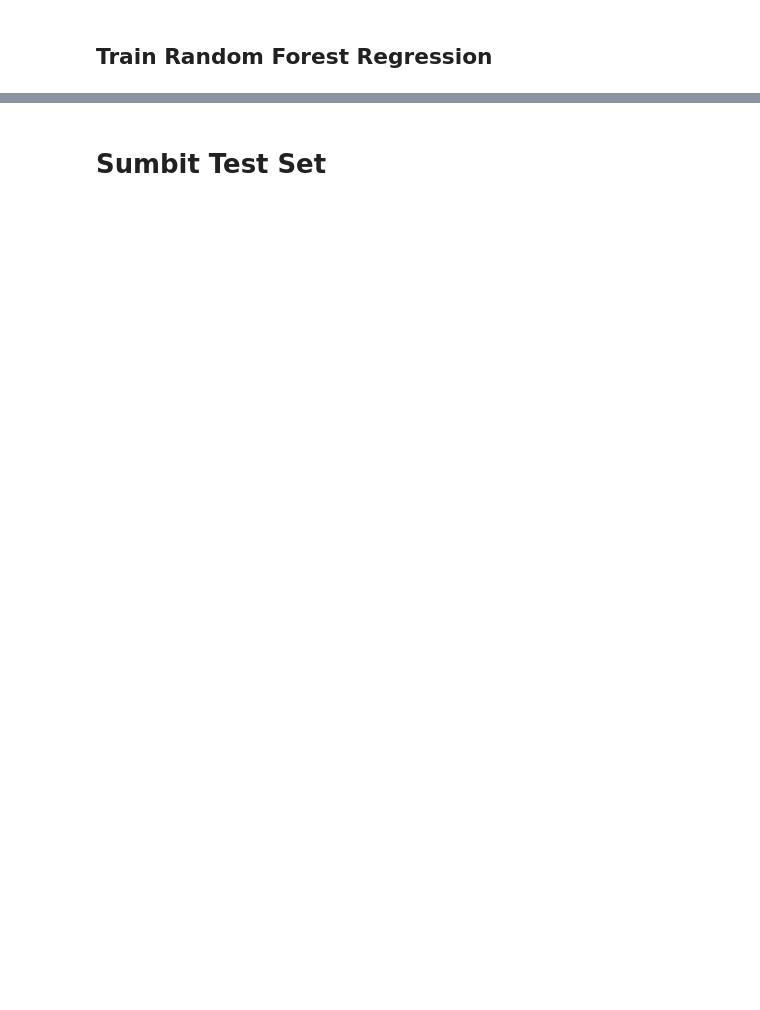
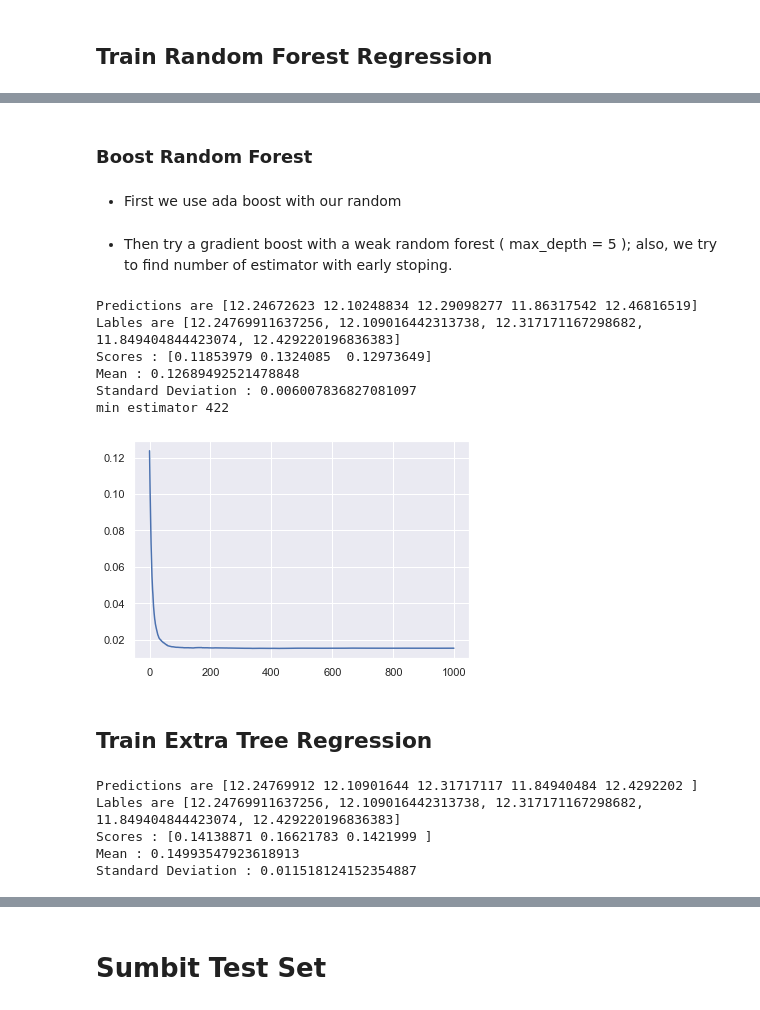
Before and after one commit to gsoosk/HousePrices, a Jupyter notebook: House Price.ipynb, the cells around one changed output, grey strips where cells are left out. Saved outputs shown, nothing was run; the diff lists cells and outputs as text; code cells hidden in the pictures; blank space fills up the shorter version.

Commit message:
Add some boost method and ensemble to get better result

```diff
--- a/House Price.ipynb
+++ b/House Price.ipynb
@@ -841,0 +886,5 @@ Standard Deviation : 0.00720553884832575
+# %%
+from sklearn.ensemble import AdaBoostRegressor
+dt_ada_model = AdaBoostRegressor(dt_best, n_estimators=200, learning_rate=0.5)
+dt_ada_model.fit(X_train_cleaned, y_train)
+analys_model(dt_ada_model)
@@ -842,7 +897,2 @@ Standard Deviation : 0.00720553884832575
 # %% [markdown]
 ## Train Random Forest Regression
-# %%
-from sklearn.ensemble import RandomForestRegressor
-rf_model = RandomForestRegressor()
-rf_model.fit(X_train_cleaned, y_train)
-analys_model(rf_model)
@@ -873,11 +915,11 @@ random_search =  RandomizedSearchCV(estimator = rf, param_distributions = random
                                     n_iter = 100, cv = 3, verbose=2, random_state=42, n_jobs = -1, scoring="neg_mean_squared_error")
 # random_search.fit(X_train_cleaned, y_train)
 # %%
-rf_best = RandomForestRegressor(bootstrap=True, criterion='mse', max_depth=34,
-                      max_features='auto', max_leaf_nodes=None,
+rf_best = RandomForestRegressor(bootstrap=False, criterion='mse', max_depth=947,
+                      max_features=90, max_leaf_nodes=None,
                       min_impurity_decrease=0.0, min_impurity_split=None,
-                      min_samples_leaf=1, min_samples_split=5,
-                      min_weight_fraction_leaf=0.0, n_estimators=1366,
+                      min_samples_leaf=5, min_samples_split=2,
+                      min_weight_fraction_leaf=0.0, n_estimators=1525,
                       n_jobs=None, oob_score=False, random_state=None,
                       verbose=0, warm_start=False)
 # %%
@@ -892,0 +935,4 @@ Standard Deviation : 0.007193225021242997
+# %% [markdown]
+### Boost Random Forest
+# %% [markdown]
+* First we use ada boost with our random
@@ -892,0 +944,56 @@ Standard Deviation : 0.007193225021242997
+# %% [markdown]
+* Then try a gradient boost with a weak random forest ( max_depth = 5 ); also, we try to find number of estimator with early stoping.
+# %%
+from sklearn.ensemble import GradientBoostingRegressor
+from sklearn.model_selection import train_test_split
+X_t, X_v, y_t, y_v = train_test_split(X_train_cleaned, y_train, random_state=42, test_size=0.2)
+
+gradient_reg = GradientBoostingRegressor(
+    n_estimators=1000,
+    random_state=42,
+    learning_rate=0.1,
+    min_samples_split=10,
+    max_features='sqrt',
+    max_depth=5
+)
+gradient_reg.fit(X_t, y_t)
+
+errors = [mean_squared_error(y_v, y_pred) for y_pred in gradient_reg.staged_predict(X_v)]
+best_n_estimators = np.argmin(errors)
+
+plt.plot(errors)
+
+gradient_best = GradientBoostingRegressor(
+    n_estimators=best_n_estimators,
+    random_state=42,
+    learning_rate=0.1,
+    min_samples_split=10,
+    max_features='sqrt',
+    max_depth=5
+)
+gradient_best.fit(X_train_cleaned, y_train)
+
+analys_model(gradient_best)
+
+print(f'min estimator {best_n_estimators}')
+# %% [output]
+Predictions are [12.24672623 12.10248834 12.29098277 11.86317542 12.46816519]
+Lables are [12.24769911637256, 12.109016442313738, 12.317171167298682, 11.849404844423074, 12.429220196836383]
+Scores : [0.11853979 0.1324085  0.12973649]
+Mean : 0.12689492521478848
+Standard Deviation : 0.006007836827081097
+min estimator 422
+[figure, added]
+# %% [markdown]
+## Train Extra Tree Regression
+# %%
+from sklearn.ensemble import ExtraTreesRegressor
+ext_model = ExtraTreesRegressor()
+ext_model.fit(X_train_cleaned, y_train)
+analys_model(ext_model)
+# %% [output]
+Predictions are [12.24769912 12.10901644 12.31717117 11.84940484 12.4292202 ]
+Lables are [12.24769911637256, 12.109016442313738, 12.317171167298682, 11.849404844423074, 12.429220196836383]
+Scores : [0.14138871 0.16621783 0.1421999 ]
+Mean : 0.14993547923618913
+Standard Deviation : 0.011518124152354887
```
Also changed, not shown: parts of 34 cells of this notebook, 1 other file.
